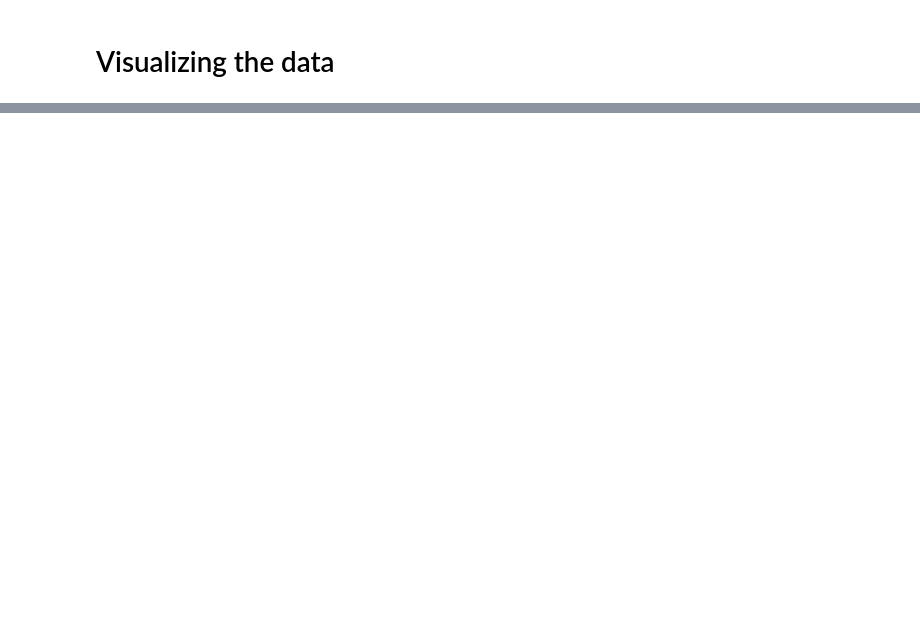
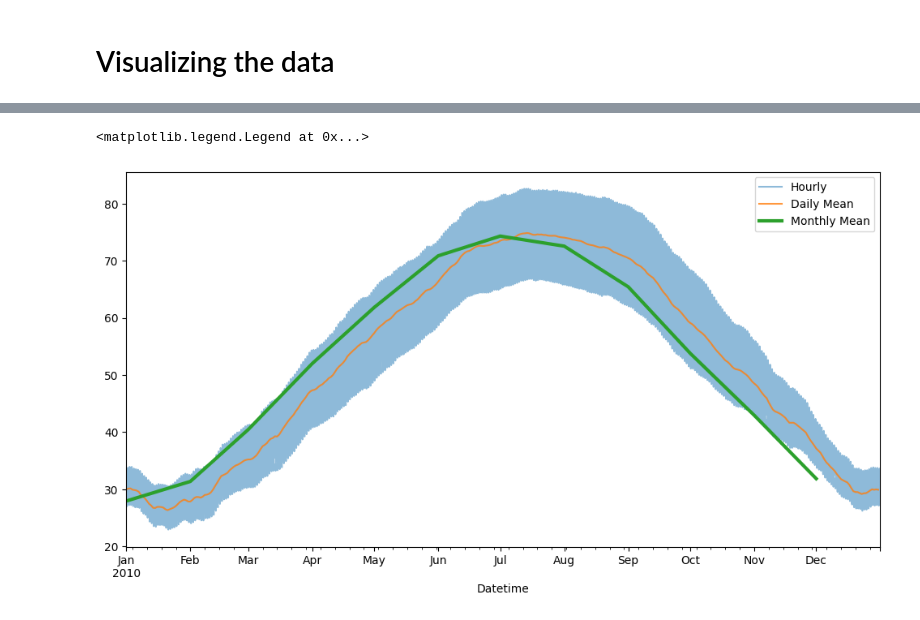
Before and after one commit to AndrewFortner/energy-sprint, a Jupyter notebook: demo.ipynb, the cells around one changed output, grey strips where cells are left out. Saved outputs shown, nothing was run; the diff lists cells and outputs as text; code cells hidden in the pictures; blank space fills up the shorter version.

```diff
--- a/demo.ipynb
+++ b/demo.ipynb
@@ -90,0 +111,11 @@ energy_temp_df.resample('D').mean()['PJME_MW'].plot()
+# %%
+# set up the legend for hourly, daily, and monthly
+
+plt.figure(figsize=(12, 6))
+energy_temp_df.resample('H').mean()['HLY-TEMP-NORMAL'].plot(label='Hourly', alpha=0.5)
+energy_temp_df.resample('D').mean()['HLY-TEMP-NORMAL'].plot(label='Daily Mean', alpha=0.8)
+energy_temp_df.resample('M').mean()['HLY-TEMP-NORMAL'].plot(label='Monthly Mean', linewidth=3)
+plt.legend()
+# %% [output]
+<matplotlib.legend.Legend at 0x...>
+[figure, added]
```
Also changed, not shown: parts of 15 cells of this notebook.
